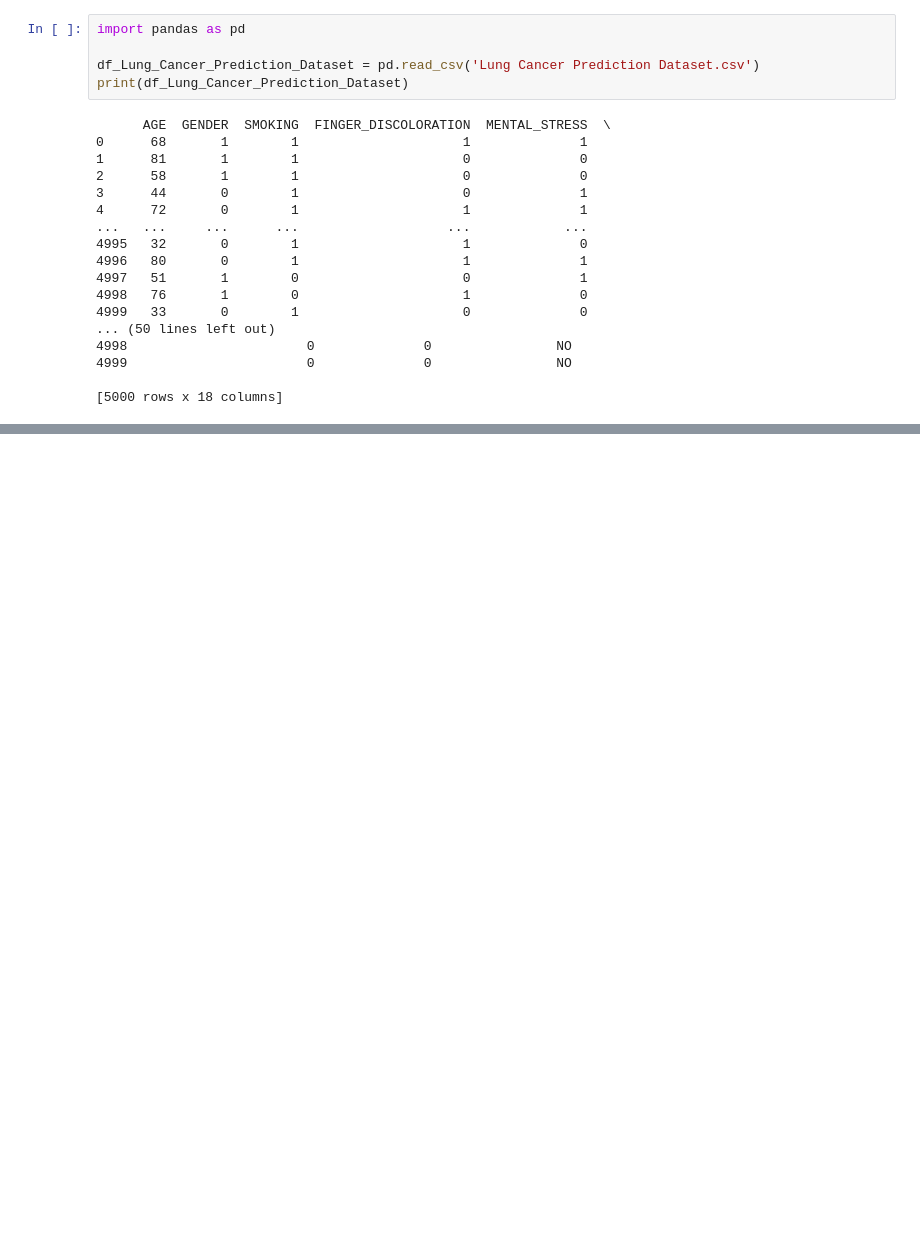
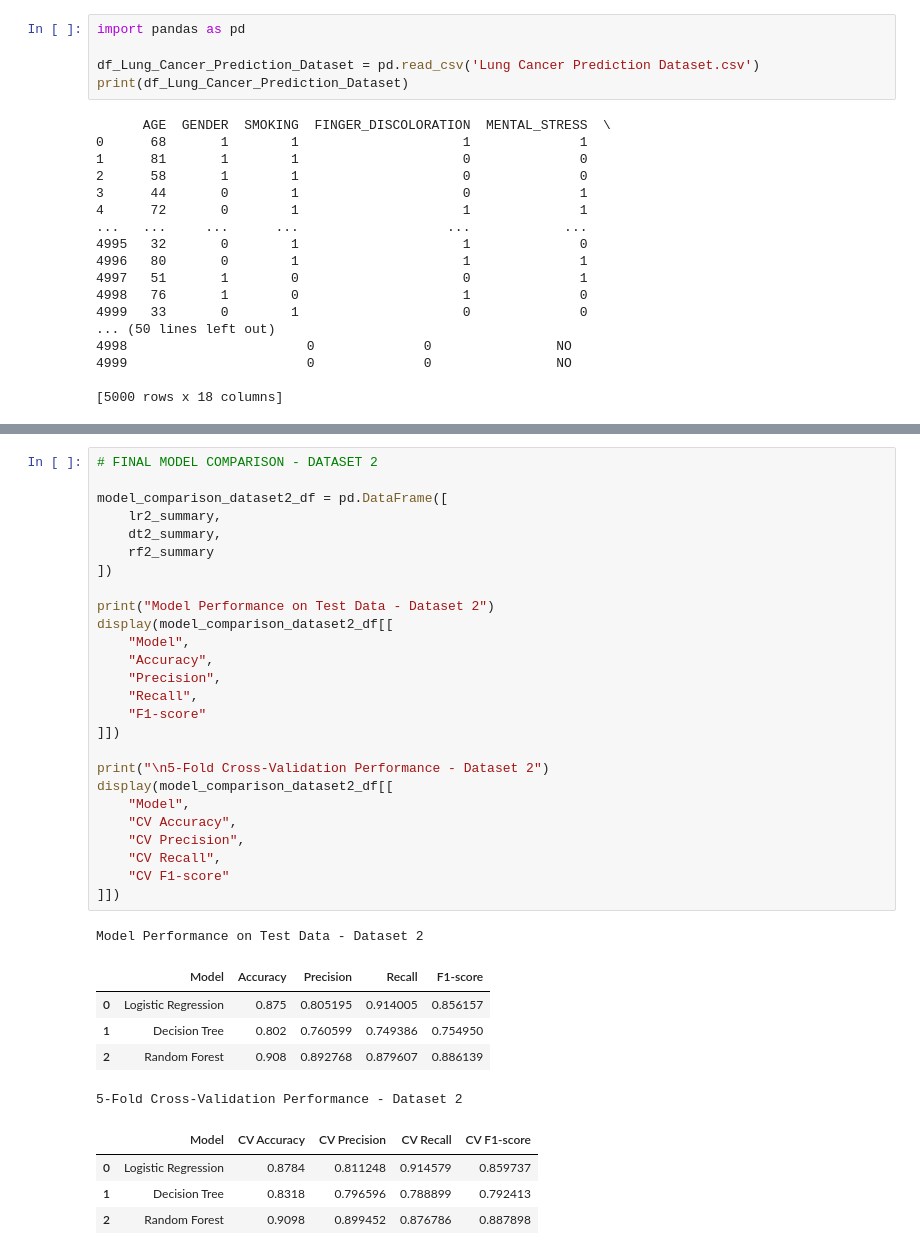
Before and after one commit to jeremy87lee/IS_PROJECT_TEAM_3, a Jupyter notebook: Dataset_Based/Dataset_2_Analysis.ipynb, the cells around one changed output, grey strips where cells are left out. Drawn from its saved outputs; the diff is of its cells as text; blank space fills up the shorter version.

```diff
--- a/Dataset_Based/Dataset_2_Analysis.ipynb
+++ b/Dataset_Based/Dataset_2_Analysis.ipynb
@@ -1032,3 +1080,40 @@ Individual Feature Results (5-Fold CV)
      Recall  F1-score
 0  0.876786  0.887898
 [figure]
+# %%
+# FINAL MODEL COMPARISON - DATASET 2
+
+model_comparison_dataset2_df = pd.DataFrame([
+    lr2_summary,
+    dt2_summary,
+    rf2_summary
+])
+
+print("Model Performance on Test Data - Dataset 2")
+display(model_comparison_dataset2_df[[
+    "Model",
+    "Accuracy",
+    "Precision",
+    "Recall",
+    "F1-score"
+]])
+
+print("\n5-Fold Cross-Validation Performance - Dataset 2")
+display(model_comparison_dataset2_df[[
+    "Model",
+    "CV Accuracy",
+    "CV Precision",
+    "CV Recall",
+    "CV F1-score"
+]])
+# %% [output]
+Model Performance on Test Data - Dataset 2
+|  | Model | Accuracy | Precision | Recall | F1-score |
+| 0 | Logistic Regression | 0.875 | 0.805195 | 0.914005 | 0.856157 |
+| 1 | Decision Tree | 0.802 | 0.760599 | 0.749386 | 0.754950 |
+| 2 | Random Forest | 0.908 | 0.892768 | 0.879607 | 0.886139 |
+5-Fold Cross-Validation Performance - Dataset 2
+|  | Model | CV Accuracy | CV Precision | CV Recall | CV F1-score |
+| 0 | Logistic Regression | 0.8784 | 0.811248 | 0.914579 | 0.859737 |
+| 1 | Decision Tree | 0.8318 | 0.796596 | 0.788899 | 0.792413 |
+| 2 | Random Forest | 0.9098 | 0.899452 | 0.876786 | 0.887898 |
```
Also changed, not shown: parts of 6 cells of this notebook.
